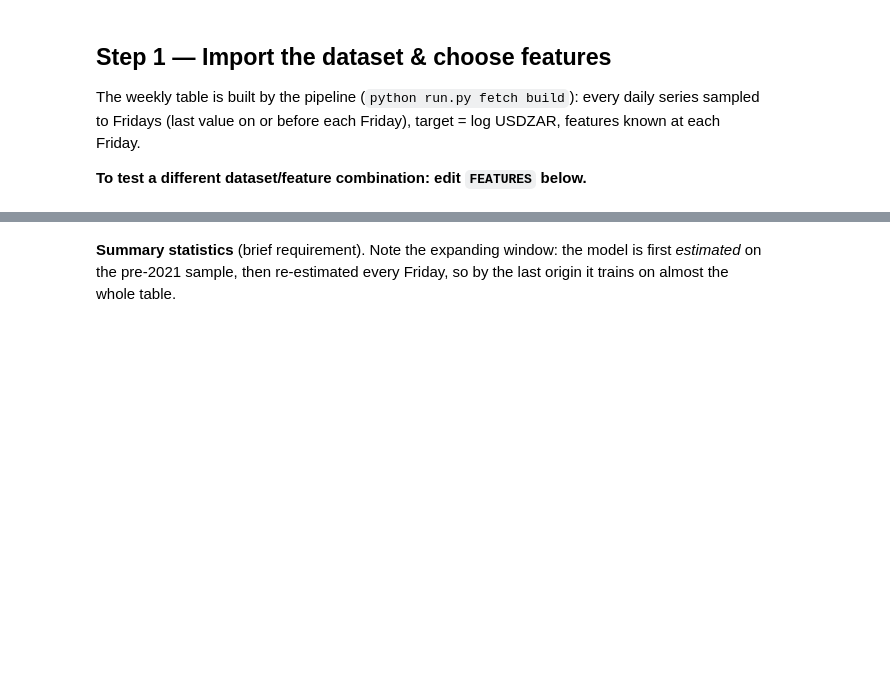
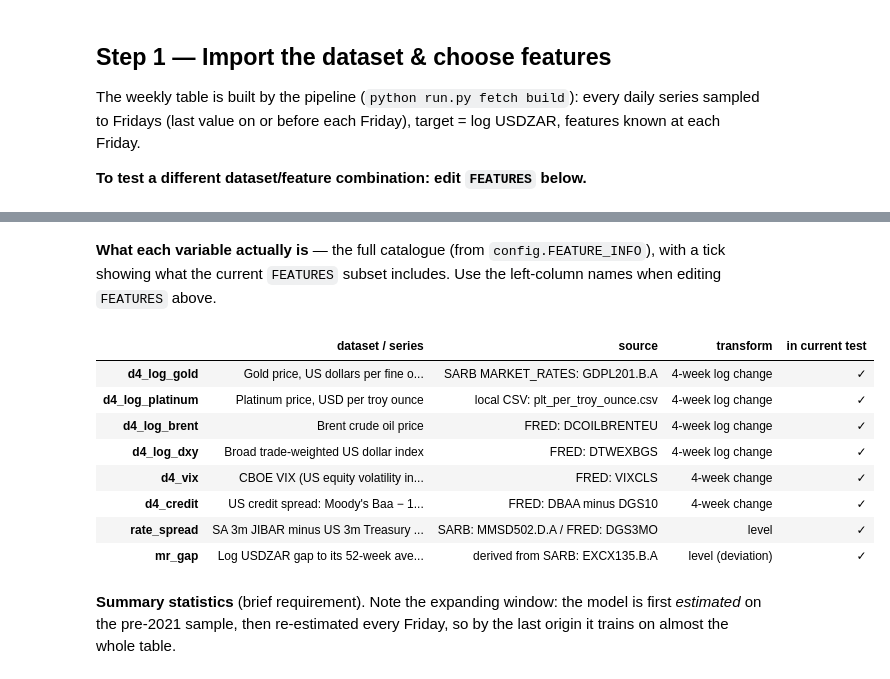
Before and after one commit to Trist4/exchange-rate-forecaster-ZA, a Jupyter notebook: notebooks/ModelTester.ipynb, the cells around one changed output, grey strips where cells are left out. Saved outputs shown, nothing was run; the diff lists cells and outputs as text; code cells hidden in the pictures; blank space fills up the shorter version.

```diff
--- a/notebooks/ModelTester.ipynb
+++ b/notebooks/ModelTester.ipynb
@@ -38,3 +45,23 @@ print('features under test:', FEATURES)
+# %% [markdown]
+**What each variable actually is** — the full catalogue (from
+`config.FEATURE_INFO`), with a tick showing what the current `FEATURES`
+subset includes. Use the left-column names when editing `FEATURES` above.
+# %%
+catalogue = pd.DataFrame(
+    config.FEATURE_INFO, index=['dataset / series', 'source', 'transform']
+).T
+catalogue['in current test'] = ['✓' if f in FEATURES else '' for f in catalogue.index]
+catalogue
+# %% [output]
+|  | dataset / series | source | transform | in current test |
+| d4_log_gold | Gold price, US dollars per fine o... | SARB MARKET_RATES: GDPL201.B.A | 4-week log change | ✓ |
+| d4_log_platinum | Platinum price, USD per troy ounce | local CSV: plt_per_troy_ounce.csv | 4-week log change | ✓ |
+| d4_log_brent | Brent crude oil price | FRED: DCOILBRENTEU | 4-week log change | ✓ |
+| d4_log_dxy | Broad trade-weighted US dollar index | FRED: DTWEXBGS | 4-week log change | ✓ |
+| d4_vix | CBOE VIX (US equity volatility in... | FRED: VIXCLS | 4-week change | ✓ |
+| d4_credit | US credit spread: Moody's Baa − 1... | FRED: DBAA minus DGS10 | 4-week change | ✓ |
+| rate_spread | SA 3m JIBAR minus US 3m Treasury ... | SARB: MMSD502.D.A / FRED: DGS3MO | level | ✓ |
+| mr_gap | Log USDZAR gap to its 52-week ave... | derived from SARB: EXCX135.B.A | level (deviation) | ✓ |
 # %% [markdown]
 **Summary statistics** (brief requirement). Note the expanding window: the model
 is first *estimated* on the pre-2021 sample, then re-estimated every Friday, so
```
Also changed, not shown: parts of 20 cells of this notebook, 20 other files.
